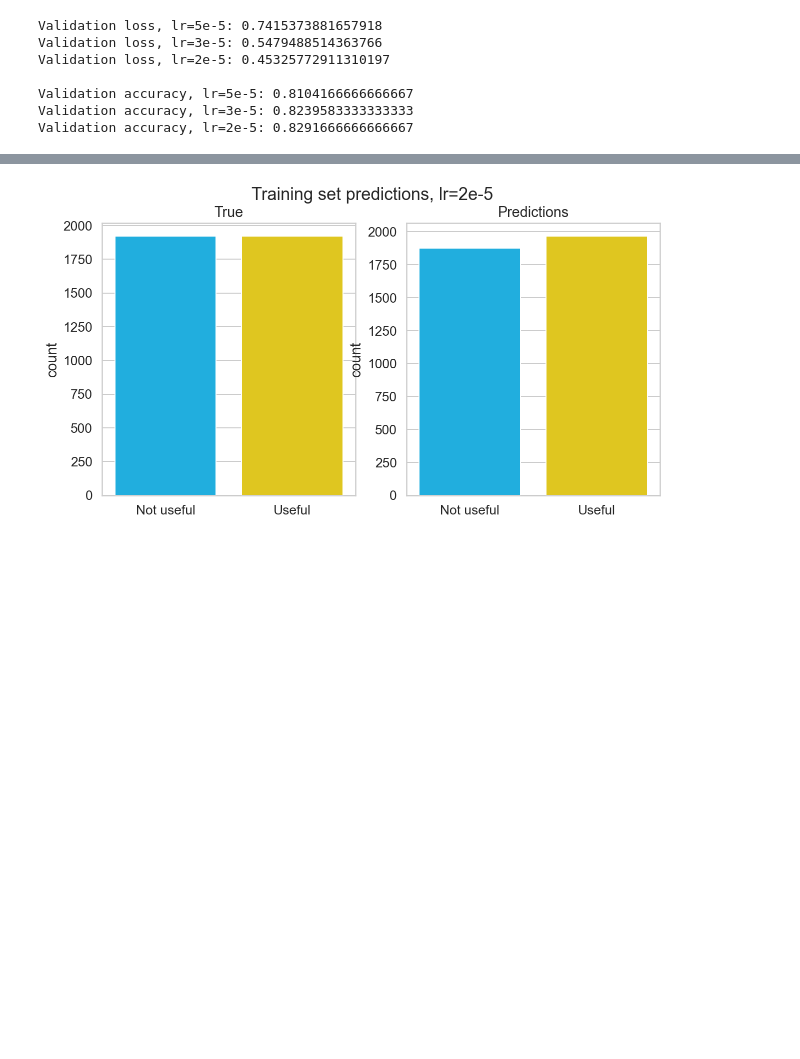
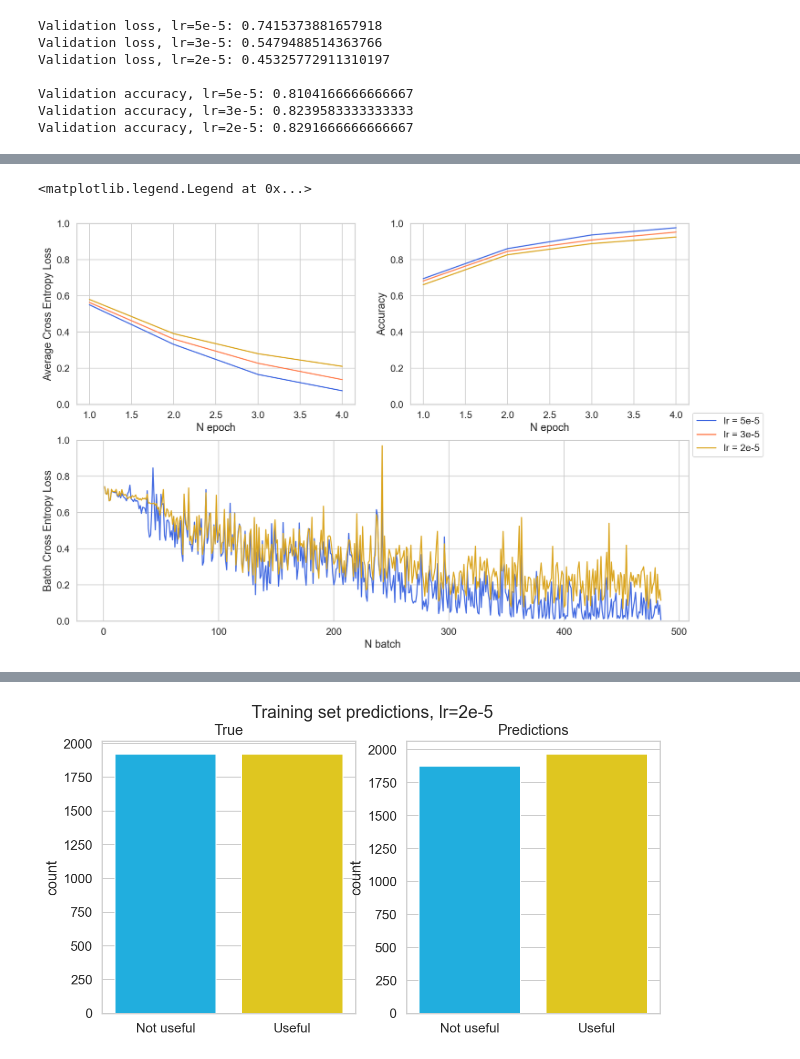
Before and after one commit to dorsolich/language-generation-with-LLM, a Jupyter notebook: qg/results_analysis/cls_results_analysis.ipynb, the cells around one changed output, grey strips where cells are left out. Saved outputs shown, nothing was run; the diff lists cells and outputs as text; code cells hidden in the pictures; blank space fills up the shorter version.

```diff
--- a/qg/results_analysis/cls_results_analysis.ipynb
+++ b/qg/results_analysis/cls_results_analysis.ipynb
@@ -157,3 +179,48 @@ plt.legend()
+# %%
+rcParams["legend.loc"]
+plt.figure(figsize=(15, 10))
+ax1 = plt.subplot(2,2,1)
+ax2 = plt.subplot(2,2,2)
+# ax3 = plt.subplot(2,3,3)
+ax4 = plt.subplot(2,1,2)
+axes = [ax1, ax2, ax4]
+
+
+ax1.plot(epoch, train_epoch_loss_5, label="Training Loss, lr=5e-5", color="royalblue")
+ax1.plot(epoch, train_epoch_loss_3, label="Training Loss, lr=3e-5", color="coral")
+ax1.plot(epoch, train_epoch_loss_2, label="Training Loss, lr=2e-5", color="goldenrod")
+
+ax2.plot(epoch, training_epoch_accuracy_5, label="Training Accuracy, lr=5e-5", color="royalblue")
+ax2.plot(epoch, training_epoch_accuracy_3, label="Training Accuracy, lr=3e-5", color="coral")
+ax2.plot(epoch, training_epoch_accuracy_2, label="Training Accuracy, lr=2e-5", color="goldenrod")
+
+ax4.plot(batch, train_batch_loss_5, label="Training loss, lr=5e-5", color="royalblue")
+ax4.plot(batch, train_batch_loss_2, label="Training loss, lr=2e-5", color="goldenrod")
+
+ax1.set_ylabel("Average Cross Entropy Loss")
+ax2.set_ylabel("Accuracy")
+ax4.set_ylabel("Batch Cross Entropy Loss")
+
+ax1.set_xlabel("N epoch")
+ax2.set_xlabel("N epoch")
+ax4.set_xlabel("N batch")
+
+ax1.set_ylim([0,1])
+ax2.set_ylim([0,1])
+ax4.set_ylim([0,1])
+
+# ax1.legend()
+# ax2.legend()
+
+plt.figlegend(['lr = 5e-5', 'lr = 3e-5', 'lr = 2e-5'], loc="center right")
+# lines_labels = [ax.get_legend_handles_labels() for ax in fig.axes]
+# lines, labels = [sum(lol, []) for lol in zip(*lines_labels)]
+# fig.legend(lines, labels)
+
+# plt.legend()
+# %% [output]
+<matplotlib.legend.Legend at 0x...>
+[figure, added]
 # %%
 rcParams['figure.figsize'] = 10, 5
 val_batch_loss_5 = val_results_5e5["validation_batch_loss_values"]
```
Also changed, not shown: parts of 4 cells of this notebook, 15 other files.
